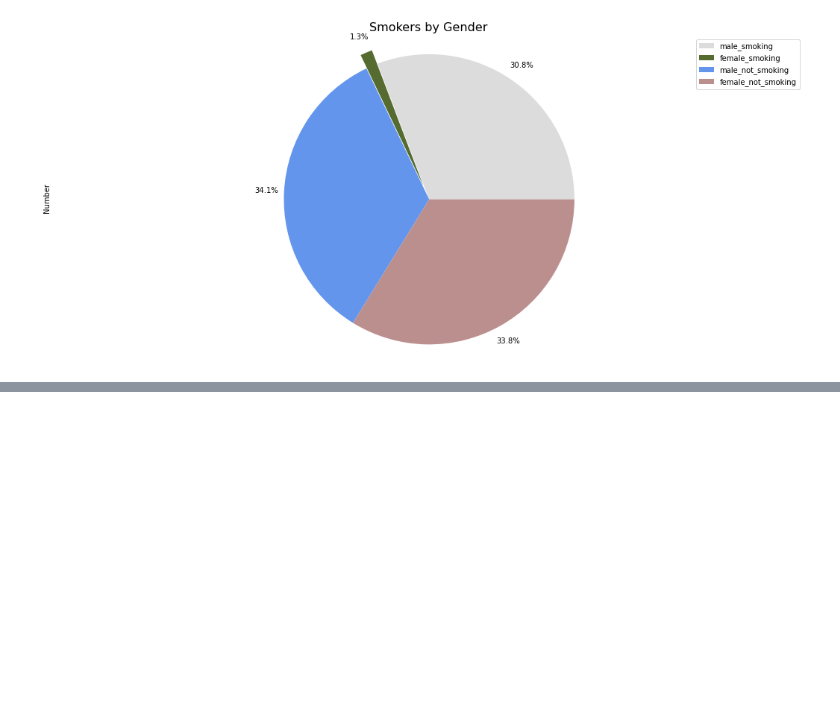
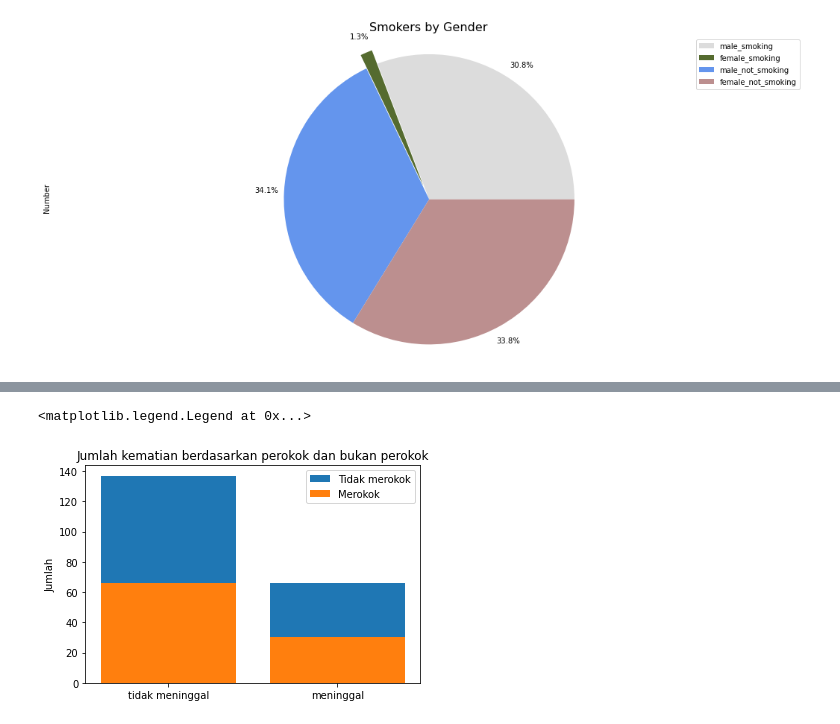
Before and after one commit to HelennaConstantia/PYTN-KampusMerdeka_FP3, a Jupyter notebook: PYTN_KampusMerdeka_fp3_Helenna Constantia.ipynb, the cells around one changed output, grey strips where cells are left out. Cells and saved outputs as stored; diff of their text form; code cells hidden in the pictures; blank space fills up the shorter version.

```diff
--- a/PYTN_KampusMerdeka_fp3_Helenna Constantia.ipynb
+++ b/PYTN_KampusMerdeka_fp3_Helenna Constantia.ipynb
@@ -259,0 +267,3 @@ Perokok dengan gender perempuan sangatlah sedikit yaitu hanya 1.3% sementara per
+# %%
+df_deathBySmoking=df.groupby(['smoking','death_event'])['death_event'].count().unstack()
+df_deathBySmoking
@@ -259,0 +293,16 @@ Perokok dengan gender perempuan sangatlah sedikit yaitu hanya 1.3% sementara per
+# %%
+#visualisasi dalam bar chart
+fig, ax=plt.subplots()
+#plot pertama(dibawah) yaitu orang yang tidak merokok
+ax.bar(df_deathBySmoking.index, df_deathBySmoking[0],label='Tidak merokok')
+#plot bar diatas yaitu orang yang merkok
+ax.bar(df_deathBySmoking.index, df_deathBySmoking[1], label='Merokok')
+#menetapkan xticks, ylabel, dan judul
+ax.set_xticks((0,1))
+ax.set_xticklabels(['tidak meninggal','meninggal'])
+ax.set_ylabel('Jumlah')
+ax.set_title('Jumlah kematian berdasarkan perokok dan bukan perokok')
+ax.legend()
+# %% [output]
+<matplotlib.legend.Legend at 0x...>
+[figure, added]
```
Also changed, not shown: parts of 21 cells of this notebook.
